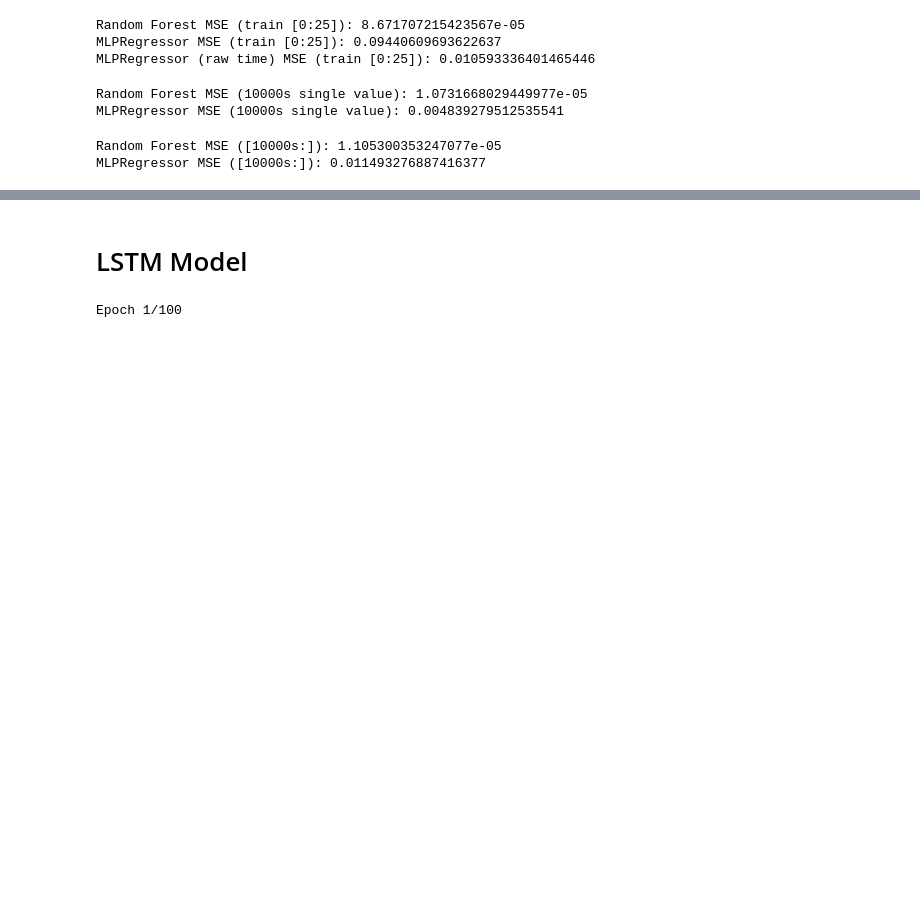
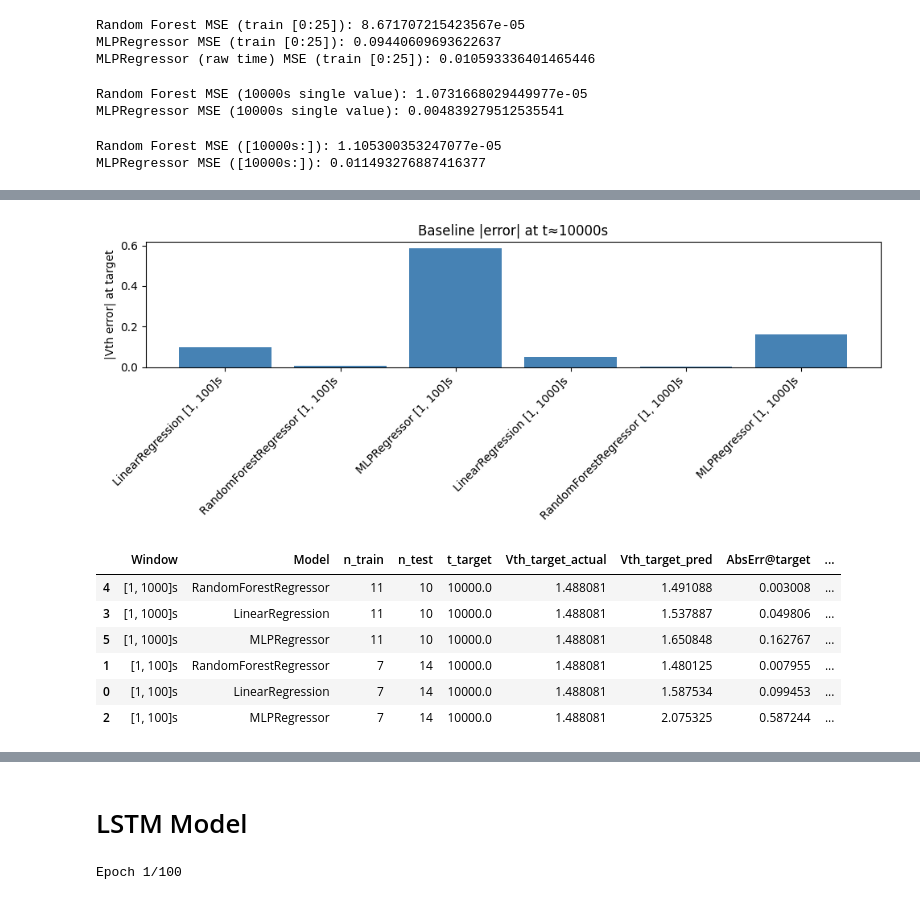
Before and after one commit to thjuels/PINN-GaN-lifetime, a Jupyter notebook: standardmodel.ipynb, the cells around one changed output, grey strips where cells are left out. Drawn from its saved outputs; the diff is of its cells as text; code cells hidden in the pictures; blank space fills up the shorter version.

```diff
--- a/standardmodel.ipynb
+++ b/standardmodel.ipynb
@@ -235,0 +402,25 @@ MLPRegressor MSE ([10000s:]): 0.011493276887416377
+# %%
+import matplotlib.pyplot as plt
+
+# Quick visualization: abs error at the (closest) 10000s point
+plt.figure(figsize=(10, 4))
+plot_df = baseline_df.copy()
+plot_df["Label"] = plot_df["Model"] + " " + plot_df["Window"]
+plt.bar(plot_df["Label"], plot_df["AbsErr@target"], color="steelblue")
+plt.ylabel("|Vth error| at target")
+plt.title(f"Baseline |error| at t≈{plot_df['t_target'].iloc[0]:.0f}s")
+plt.xticks(rotation=45, ha="right")
+plt.tight_layout()
+plt.show()
+
+# Optional: show the full held-out metrics table
+baseline_df.sort_values(["Window", "Test_MSE"], ascending=[True, True])
+# %% [output]
+[figure, added]
+|  | Window | Model | n_train | n_test | t_target | Vth_target_actual | Vth_target_pred | AbsErr@target | ... |
+| 4 | [1, 1000]s | RandomForestRegressor | 11 | 10 | 10000.0 | 1.488081 | 1.491088 | 0.003008 | ... |
+| 3 | [1, 1000]s | LinearRegression | 11 | 10 | 10000.0 | 1.488081 | 1.537887 | 0.049806 | ... |
+| 5 | [1, 1000]s | MLPRegressor | 11 | 10 | 10000.0 | 1.488081 | 1.650848 | 0.162767 | ... |
+| 1 | [1, 100]s | RandomForestRegressor | 7 | 14 | 10000.0 | 1.488081 | 1.480125 | 0.007955 | ... |
+| 0 | [1, 100]s | LinearRegression | 7 | 14 | 10000.0 | 1.488081 | 1.587534 | 0.099453 | ... |
+| 2 | [1, 100]s | MLPRegressor | 7 | 14 | 10000.0 | 1.488081 | 2.075325 | 0.587244 | ... |
```
Also changed, not shown: parts of 8 cells of this notebook, 1 other file.
